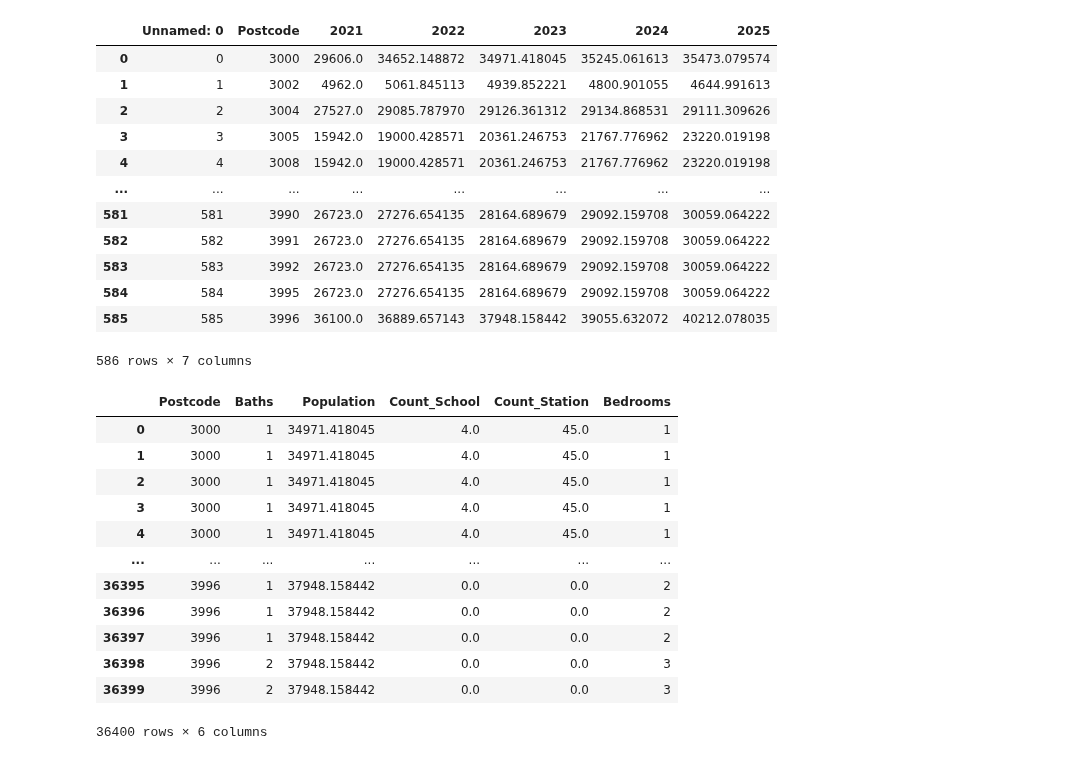
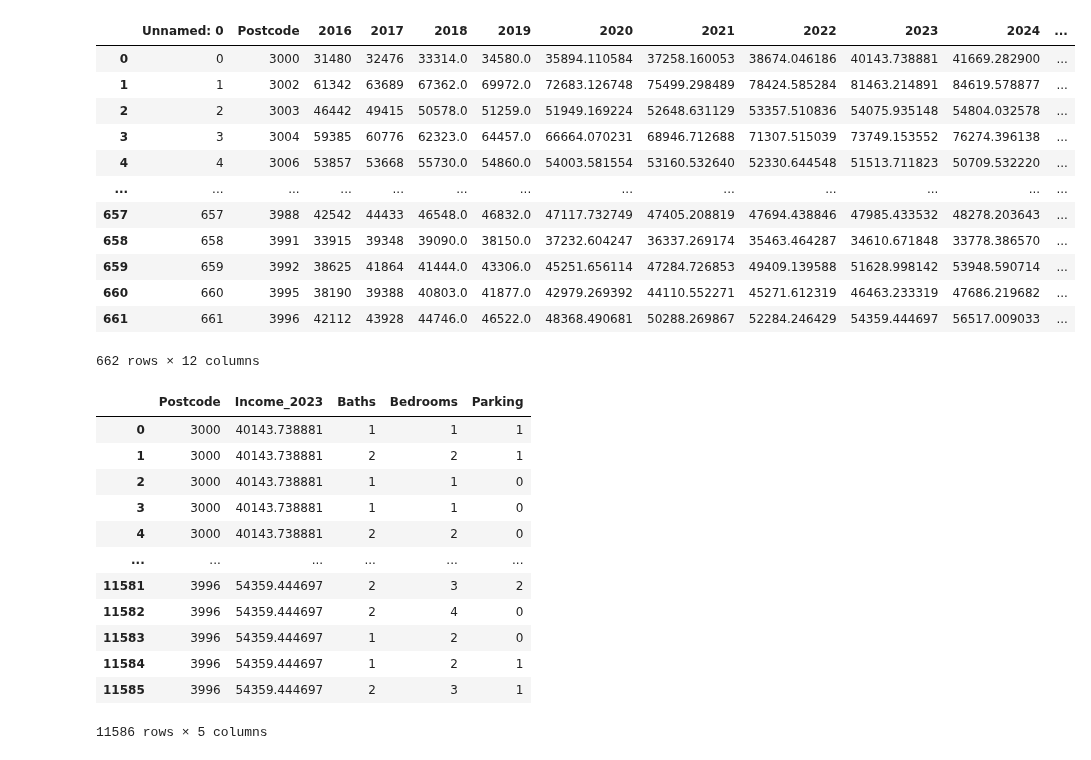
Before and after one commit to MAST30034-Applied-Data-Science/generic-real-estate-consulting-project-group50, a Jupyter notebook: draft works/RF_Model.ipynb, the cells around one changed output. Drawn from its saved outputs; the diff is of its cells as text; code cells hidden in the pictures.

```diff
--- a/draft works/RF_Model.ipynb
+++ b/draft works/RF_Model.ipynb
@@ -159,19 +177,19 @@ np.mean(baseline_error)
 # %%
-population = pd.read_csv('../data/curated/predicted_population.csv')
+income = pd.read_csv('../data/curated/predict_income.csv')
 
-population
+income
 # %% [output]
-|  | Unnamed: 0 | Postcode | 2021 | 2022 | 2023 | 2024 | 2025 |
-| 0 | 0 | 3000 | 29606.0 | 34652.148872 | 34971.418045 | 35245.061613 | 35473.079574 |
-| 1 | 1 | 3002 | 4962.0 | 5061.845113 | 4939.852221 | 4800.901055 | 4644.991613 |
-| 2 | 2 | 3004 | 27527.0 | 29085.787970 | 29126.361312 | 29134.868531 | 29111.309626 |
-| 3 | 3 | 3005 | 15942.0 | 19000.428571 | 20361.246753 | 21767.776962 | 23220.019198 |
-| 4 | 4 | 3008 | 15942.0 | 19000.428571 | 20361.246753 | 21767.776962 | 23220.019198 |
-| ... | ... | ... | ... | ... | ... | ... | ... |
-| 581 | 581 | 3990 | 26723.0 | 27276.654135 | 28164.689679 | 29092.159708 | 30059.064222 |
-| 582 | 582 | 3991 | 26723.0 | 27276.654135 | 28164.689679 | 29092.159708 | 30059.064222 |
-| 583 | 583 | 3992 | 26723.0 | 27276.654135 | 28164.689679 | 29092.159708 | 30059.064222 |
-| 584 | 584 | 3995 | 26723.0 | 27276.654135 | 28164.689679 | 29092.159708 | 30059.064222 |
-| 585 | 585 | 3996 | 36100.0 | 36889.657143 | 37948.158442 | 39055.632072 | 40212.078035 |
+|  | Unnamed: 0 | Postcode | 2016 | 2017 | 2018 | 2019 | 2020 | 2021 | 2022 | 2023 | 2024 | ... |
+| 0 | 0 | 3000 | 31480 | 32476 | 33314.0 | 34580.0 | 35894.110584 | 37258.160053 | 38674.046186 | 40143.738881 | 41669.282900 | ... |
+| 1 | 1 | 3002 | 61342 | 63689 | 67362.0 | 69972.0 | 72683.126748 | 75499.298489 | 78424.585284 | 81463.214891 | 84619.578877 | ... |
+| 2 | 2 | 3003 | 46442 | 49415 | 50578.0 | 51259.0 | 51949.169224 | 52648.631129 | 53357.510836 | 54075.935148 | 54804.032578 | ... |
+| 3 | 3 | 3004 | 59385 | 60776 | 62323.0 | 64457.0 | 66664.070231 | 68946.712688 | 71307.515039 | 73749.153552 | 76274.396138 | ... |
+| 4 | 4 | 3006 | 53857 | 53668 | 55730.0 | 54860.0 | 54003.581554 | 53160.532640 | 52330.644548 | 51513.711823 | 50709.532220 | ... |
+| ... | ... | ... | ... | ... | ... | ... | ... | ... | ... | ... | ... | ... |
+| 657 | 657 | 3988 | 42542 | 44433 | 46548.0 | 46832.0 | 47117.732749 | 47405.208819 | 47694.438846 | 47985.433532 | 48278.203643 | ... |
+| 658 | 658 | 3991 | 33915 | 39348 | 39090.0 | 38150.0 | 37232.604247 | 36337.269174 | 35463.464287 | 34610.671848 | 33778.386570 | ... |
+| 659 | 659 | 3992 | 38625 | 41864 | 41444.0 | 43306.0 | 45251.656114 | 47284.726853 | 49409.139588 | 51628.998142 | 53948.590714 | ... |
+| 660 | 660 | 3995 | 38190 | 39388 | 40803.0 | 41877.0 | 42979.269392 | 44110.552271 | 45271.612319 | 46463.233319 | 47686.219682 | ... |
+| 661 | 661 | 3996 | 42112 | 43928 | 44746.0 | 46522.0 | 48368.490681 | 50288.269867 | 52284.246429 | 54359.444697 | 56517.009033 | ... |
-586 rows × 7 columns
+662 rows × 12 columns
 # %%
@@ -181,22 +199,22 @@ pop_2025 = population[['Postcode','2025']]
 # %%
-pop_2023 = pd.merge(pop_2023, data, how='inner', on=['Postcode'])
-pop_2023 =pop_2023.drop(labels=['Population'],axis=1)
-pop_2023 = pop_2023[['Postcode', 'Baths', '2023', 'Count_School', 'Count_Station', 'Bedrooms']]
+data_2023 = pd.merge(inc_2023, data, how='inner', on=['Postcode'])
+data_2023 = data_2023.drop(labels=['Income'],axis=1)
+data_2023 = data_2023[['Postcode', '2023', 'Baths', 'Bedrooms', 'Parking']]
 
-pop_2023 = pop_2023.rename(columns={'2023' : 'Population'})
-pop_2023
+data_2023 = data_2023.rename(columns={'2023' : 'Income_2023'})
+data_2023
 # %% [output]
-|  | Postcode | Baths | Population | Count_School | Count_Station | Bedrooms |
-| 0 | 3000 | 1 | 34971.418045 | 4.0 | 45.0 | 1 |
-| 1 | 3000 | 1 | 34971.418045 | 4.0 | 45.0 | 1 |
-| 2 | 3000 | 1 | 34971.418045 | 4.0 | 45.0 | 1 |
-| 3 | 3000 | 1 | 34971.418045 | 4.0 | 45.0 | 1 |
-| 4 | 3000 | 1 | 34971.418045 | 4.0 | 45.0 | 1 |
-| ... | ... | ... | ... | ... | ... | ... |
-| 36395 | 3996 | 1 | 37948.158442 | 0.0 | 0.0 | 2 |
-| 36396 | 3996 | 1 | 37948.158442 | 0.0 | 0.0 | 2 |
-| 36397 | 3996 | 1 | 37948.158442 | 0.0 | 0.0 | 2 |
-| 36398 | 3996 | 2 | 37948.158442 | 0.0 | 0.0 | 3 |
-| 36399 | 3996 | 2 | 37948.158442 | 0.0 | 0.0 | 3 |
+|  | Postcode | Income_2023 | Baths | Bedrooms | Parking |
+| 0 | 3000 | 40143.738881 | 1 | 1 | 1 |
+| 1 | 3000 | 40143.738881 | 2 | 2 | 1 |
+| 2 | 3000 | 40143.738881 | 1 | 1 | 0 |
+| 3 | 3000 | 40143.738881 | 1 | 1 | 0 |
+| 4 | 3000 | 40143.738881 | 2 | 2 | 0 |
+| ... | ... | ... | ... | ... | ... |
+| 11581 | 3996 | 54359.444697 | 2 | 3 | 2 |
+| 11582 | 3996 | 54359.444697 | 2 | 4 | 0 |
+| 11583 | 3996 | 54359.444697 | 1 | 2 | 0 |
+| 11584 | 3996 | 54359.444697 | 1 | 2 | 1 |
+| 11585 | 3996 | 54359.444697 | 2 | 3 | 1 |
-36400 rows × 6 columns
+11586 rows × 5 columns
 # %%
```
Also changed, not shown: parts of 22 cells of this notebook.
